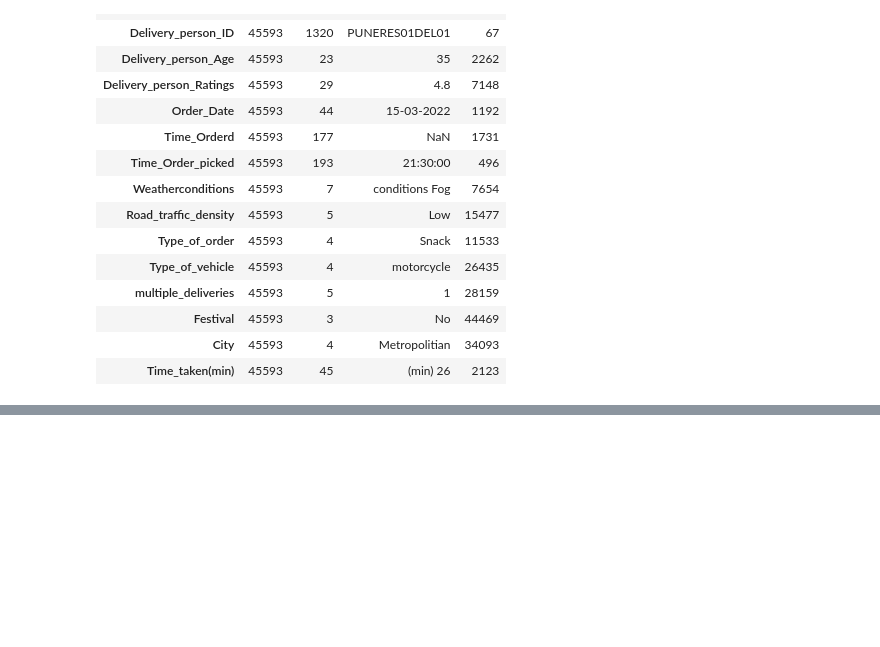
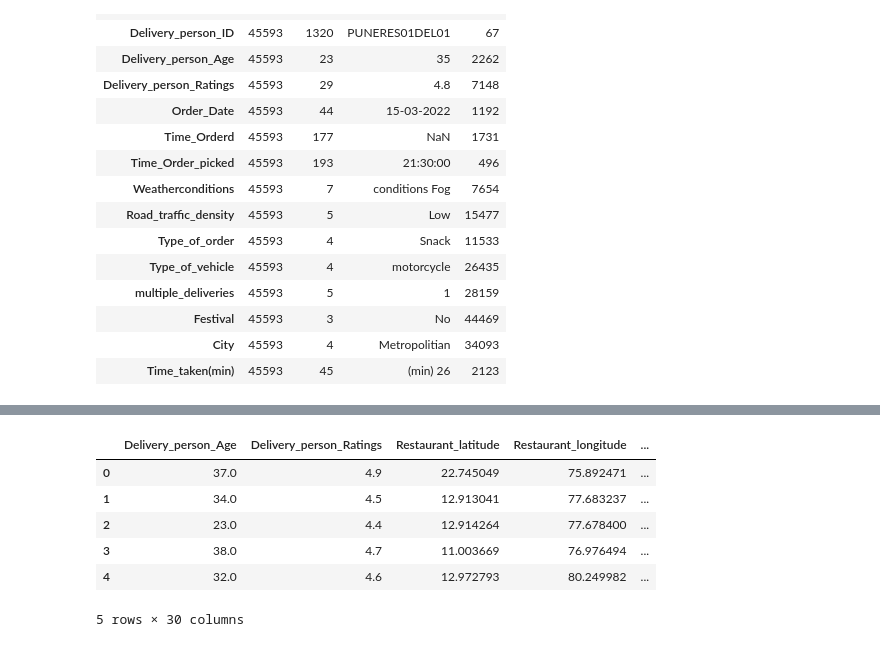
Before and after one commit to dhrubaseal/food_delivery, a Jupyter notebook: notebooks/food_delivery.ipynb, the cells around one changed output, grey strips where cells are left out. Saved outputs shown, nothing was run; the diff lists cells and outputs as text; code cells hidden in the pictures; blank space fills up the shorter version.

```diff
--- a/notebooks/food_delivery.ipynb
+++ b/notebooks/food_delivery.ipynb
@@ -96,0 +337,19 @@ df_train.describe(exclude=np.number).T
+# %%
+def calculate_distance(df):
+
+    df['distance']=np.zeros(len(df))
+    restaurant_coordinates=df[['Restaurant_latitude','Restaurant_longitude']].to_numpy()
+    delivery_location_coordinates=df[['Delivery_location_latitude','Delivery_location_longitude']].to_numpy()
+    df['distance'] = np.array([geodesic(restaurant, delivery) for restaurant, delivery in zip(restaurant_coordinates, delivery_location_coordinates)])
+    df['distance']= df['distance'].astype("str").str.extract('(\d+)').astype("int64")
+
+calculate_distance(df_train)
+df_train.head()
+# %% [output]
+|  | Delivery_person_Age | Delivery_person_Ratings | Restaurant_latitude | Restaurant_longitude | ... |
+| 0 | 37.0 | 4.9 | 22.745049 | 75.892471 | ... |
+| 1 | 34.0 | 4.5 | 12.913041 | 77.683237 | ... |
+| 2 | 23.0 | 4.4 | 12.914264 | 77.678400 | ... |
+| 3 | 38.0 | 4.7 | 11.003669 | 76.976494 | ... |
+| 4 | 32.0 | 4.6 | 12.972793 | 80.249982 | ... |
+5 rows × 30 columns
```
Also changed, not shown: parts of 27 cells of this notebook.
